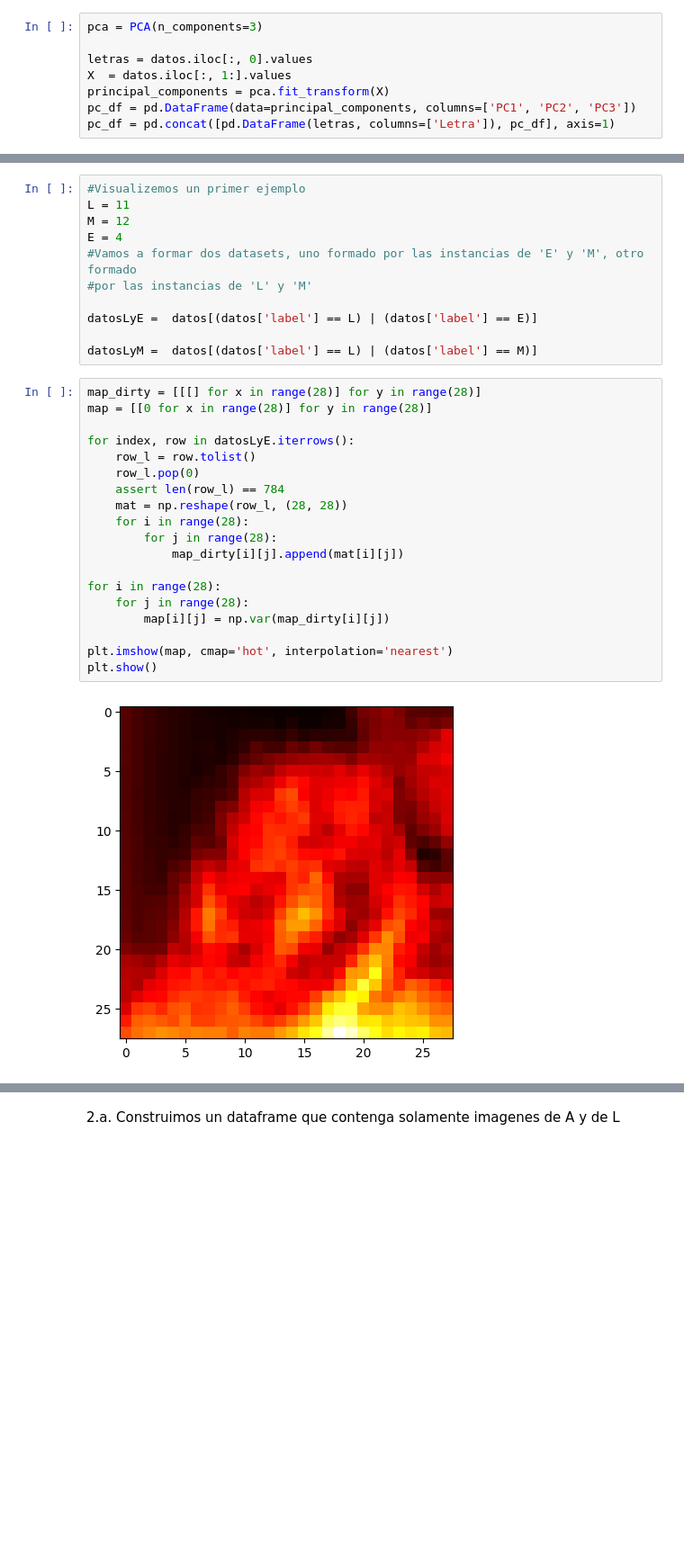
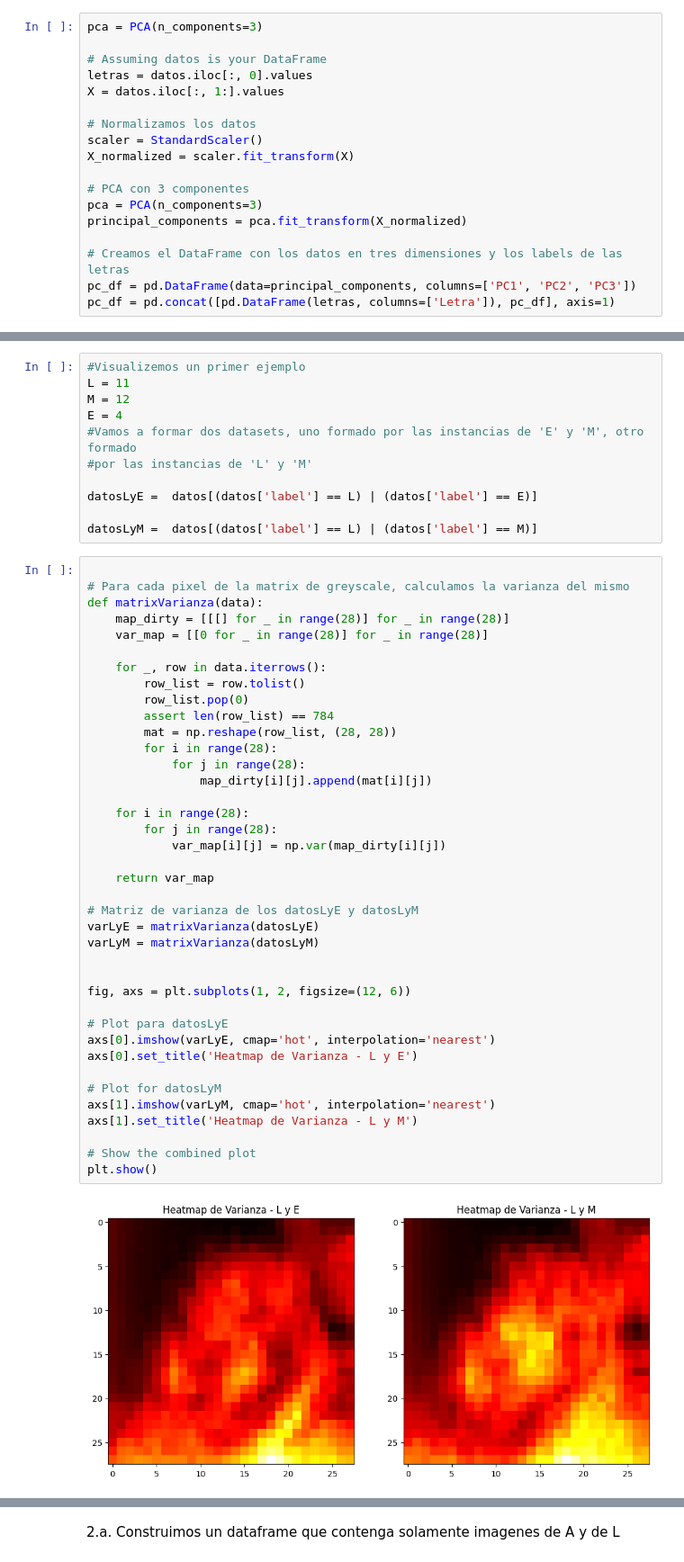
Before and after one commit to lucasGalliCasado/TP2LaboDeDatos, a Jupyter notebook: tp2.ipynb, the cells around one changed output, grey strips where cells are left out. Shown at 90% size. Drawn from its saved outputs; the diff is of its cells as text; blank space fills up the shorter version.

```diff
--- a/tp2.ipynb
+++ b/tp2.ipynb
@@ -37,9 +35,19 @@ NORMALIZAR!!!!!!!!!!!!!!!!!!!!!!!!!!
 # %%
 pca = PCA(n_components=3)
 
+# Assuming datos is your DataFrame
 letras = datos.iloc[:, 0].values
-X  = datos.iloc[:, 1:].values
-principal_components = pca.fit_transform(X)
+X = datos.iloc[:, 1:].values
+
+# Normalizamos los datos
+scaler = StandardScaler()
+X_normalized = scaler.fit_transform(X)
+
+# PCA con 3 componentes
+pca = PCA(n_components=3)
+principal_components = pca.fit_transform(X_normalized)
+
+# Creamos el DataFrame con los datos en tres dimensiones y los labels de las letras
 pc_df = pd.DataFrame(data=principal_components, columns=['PC1', 'PC2', 'PC3'])
 pc_df = pd.concat([pd.DataFrame(letras, columns=['Letra']), pc_df], axis=1)
 # %% [markdown]
@@ -108,23 +116,43 @@ datosLyE =  datos[(datos['label'] == L) | (datos['label'] == E)]
 
 datosLyM =  datos[(datos['label'] == L) | (datos['label'] == M)]
 # %%
-map_dirty = [[[] for x in range(28)] for y in range(28)]
-map = [[0 for x in range(28)] for y in range(28)]
 
-for index, row in datosLyE.iterrows():
-    row_l = row.tolist()
-    row_l.pop(0)
-    assert len(row_l) == 784
-    mat = np.reshape(row_l, (28, 28))
+# Para cada pixel de la matrix de greyscale, calculamos la varianza del mismo
+def matrixVarianza(data):
+    map_dirty = [[[] for _ in range(28)] for _ in range(28)]
+    var_map = [[0 for _ in range(28)] for _ in range(28)]
+
+    for _, row in data.iterrows():
+        row_list = row.tolist()
+        row_list.pop(0)
+        assert len(row_list) == 784
+        mat = np.reshape(row_list, (28, 28))
+        for i in range(28):
+            for j in range(28):
+                map_dirty[i][j].append(mat[i][j])
+
     for i in range(28):
         for j in range(28):
-            map_dirty[i][j].append(mat[i][j])
+            var_map[i][j] = np.var(map_dirty[i][j])
 
-for i in range(28):
-    for j in range(28):
-        map[i][j] = np.var(map_dirty[i][j])
+    return var_map
 
-plt.imshow(map, cmap='hot', interpolation='nearest')
+# Matriz de varianza de los datosLyE y datosLyM
+varLyE = matrixVarianza(datosLyE)
+varLyM = matrixVarianza(datosLyM)
+
+
+fig, axs = plt.subplots(1, 2, figsize=(12, 6))
+
+# Plot para datosLyE
+axs[0].imshow(varLyE, cmap='hot', interpolation='nearest')
+axs[0].set_title('Heatmap de Varianza - L y E')
+
+# Plot for datosLyM
+axs[1].imshow(varLyM, cmap='hot', interpolation='nearest')
+axs[1].set_title('Heatmap de Varianza - L y M')
+
+# Show the combined plot
 plt.show()
 # %% [output]
-[figure, old version]
+[figure, new version]
```
Also changed, not shown: parts of 31 cells of this notebook.
